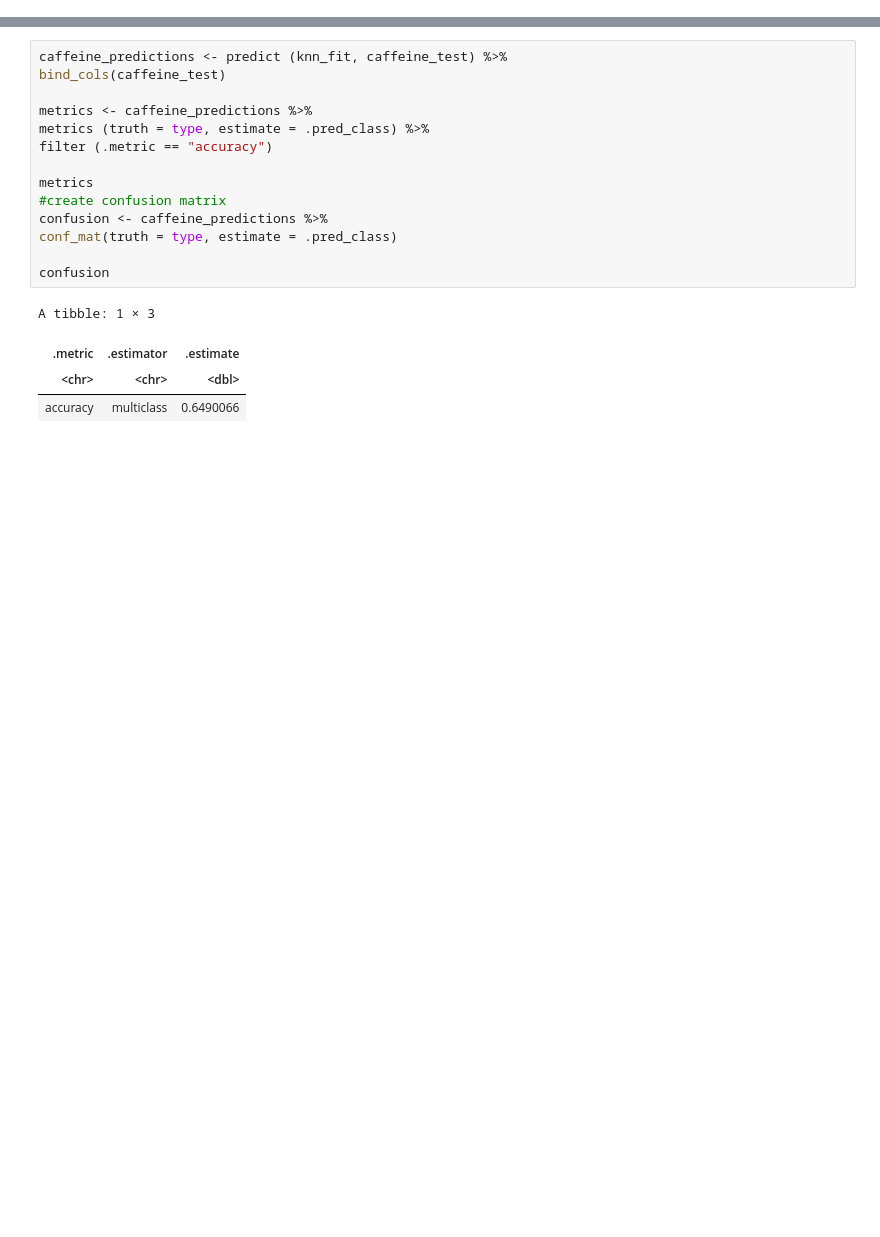
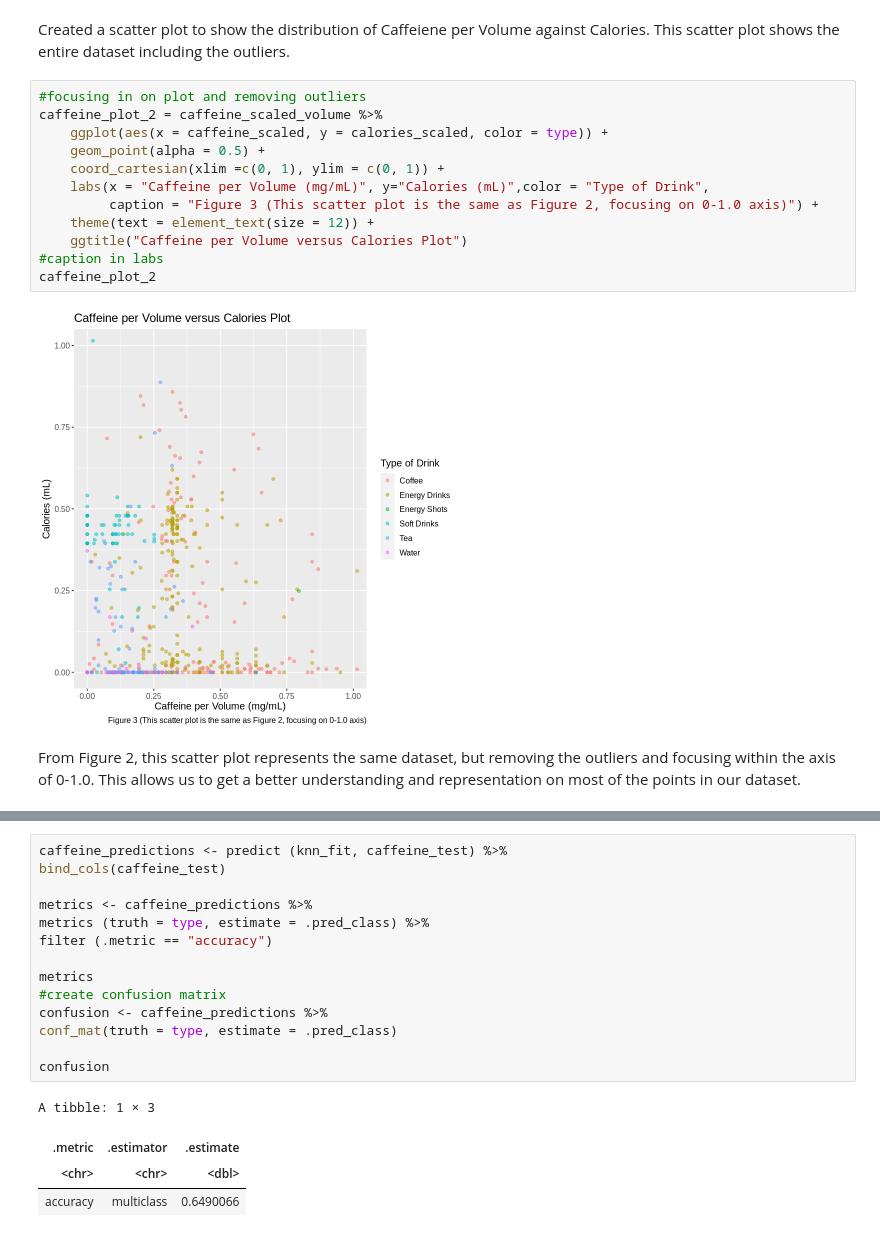
Before and after one commit to sejalvij/dsci-new-project, a Jupyter notebook: New project code.ipynb, the cells around one changed output, grey strips where cells are left out. Saved outputs shown, nothing was run; the diff lists cells and outputs as text; blank space fills up the shorter version.

```diff
--- a/New project code.ipynb
+++ b/New project code.ipynb
@@ -113,3 +111,21 @@ A tibble: 6 × 3
+# %% [markdown]
+Created a scatter plot to show the distribution of Caffeiene per Volume against Calories. This scatter plot shows the entire dataset including the outliers.
+# %%
+#focusing in on plot and removing outliers
+caffeine_plot_2 = caffeine_scaled_volume %>%
+    ggplot(aes(x = caffeine_scaled, y = calories_scaled, color = type)) +
+    geom_point(alpha = 0.5) +
+    coord_cartesian(xlim =c(0, 1), ylim = c(0, 1)) +
+    labs(x = "Caffeine per Volume (mg/mL)", y="Calories (mL)",color = "Type of Drink",
+         caption = "Figure 3 (This scatter plot is the same as Figure 2, focusing on 0-1.0 axis)") +
+    theme(text = element_text(size = 12)) +
+    ggtitle("Caffeine per Volume versus Calories Plot")
+#caption in labs
+caffeine_plot_2
+# %% [output]
+[figure, added]
+# %% [markdown]
+From Figure 2, this scatter plot represents the same dataset, but removing the outliers and focusing within the axis of 0-1.0. This allows us to get a better understanding and representation on most of the points in our dataset.
 # %%
 #tuning (choosing the best K)
 
```
Also changed, not shown: parts of 13 cells of this notebook.
